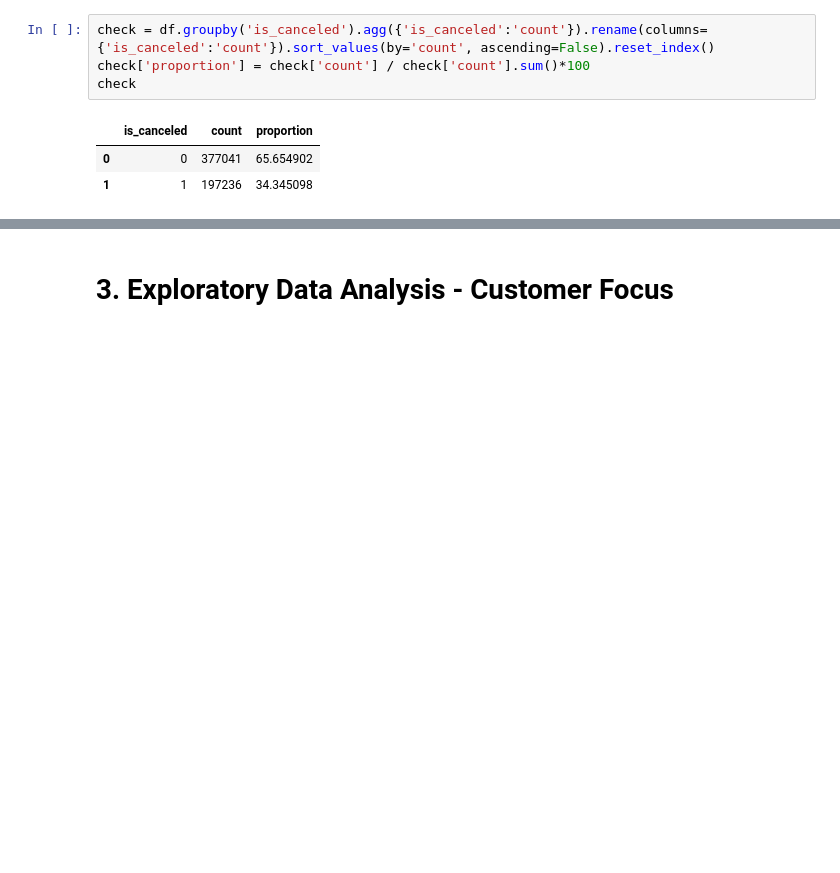
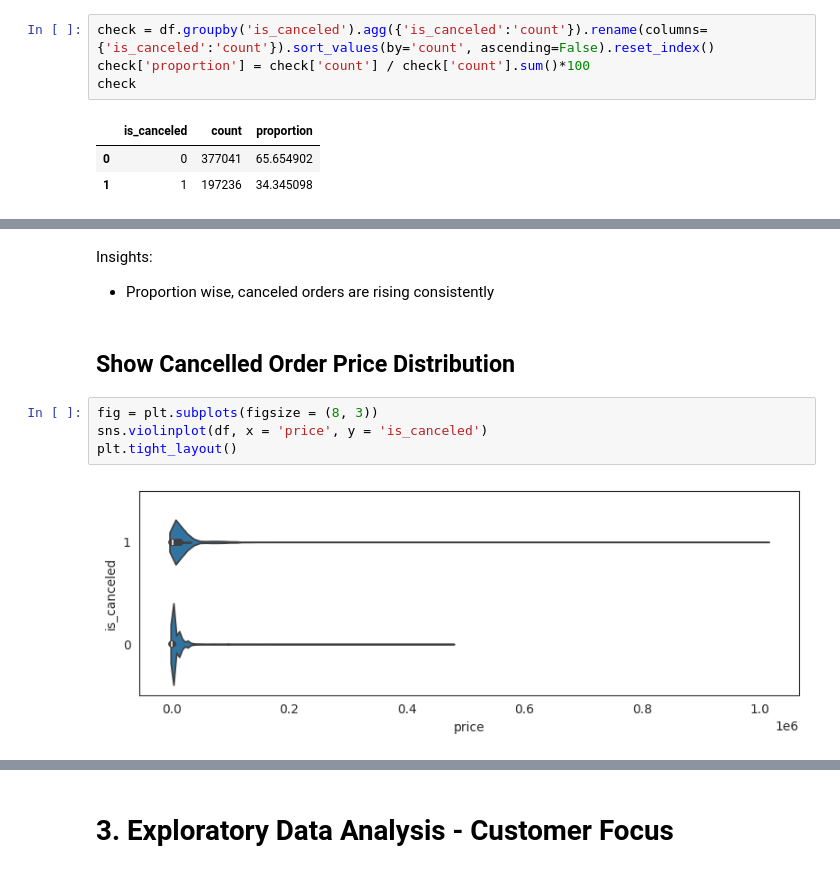
Before and after one commit to Inddeed/Ecommerce-Cancellation-Rate-Analysis, a Jupyter notebook: Raihan_Ecommerce_Cancellation_Rate.ipynb, the cells around one changed output, grey strips where cells are left out. Saved outputs shown, nothing was run; the diff lists cells and outputs as text; blank space fills up the shorter version.

```diff
--- a/Raihan_Ecommerce_Cancellation_Rate.ipynb
+++ b/Raihan_Ecommerce_Cancellation_Rate.ipynb
@@ -926,0 +556,11 @@ df.shape
+# %% [markdown]
+Insights:
+* Proportion wise, canceled orders are rising consistently
+# %% [markdown]
+## **Show Cancelled Order Price Distribution**
+# %%
+fig = plt.subplots(figsize = (8, 3))
+sns.violinplot(df, x = 'price', y = 'is_canceled')
+plt.tight_layout()
+# %% [output]
+[figure, added]
```
Also changed, not shown: parts of 137 cells of this notebook.
